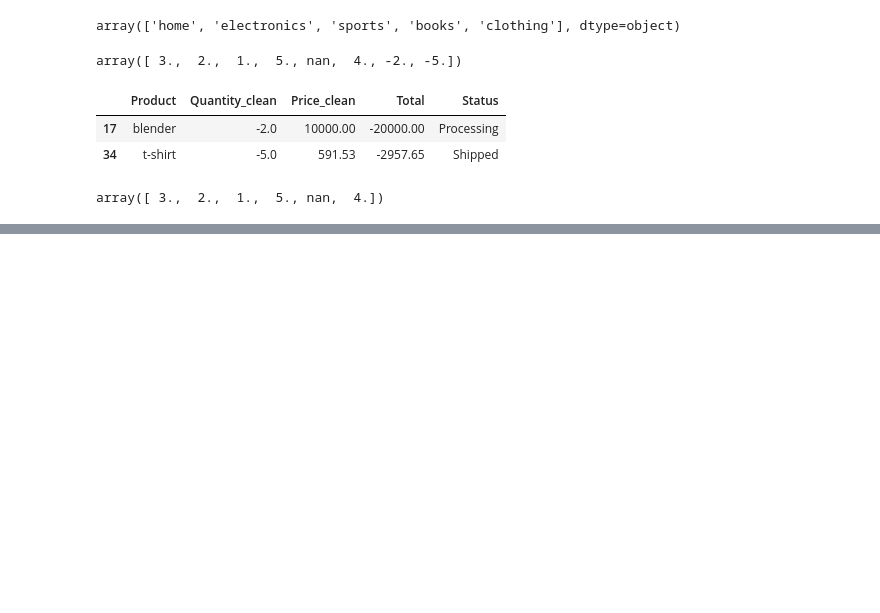
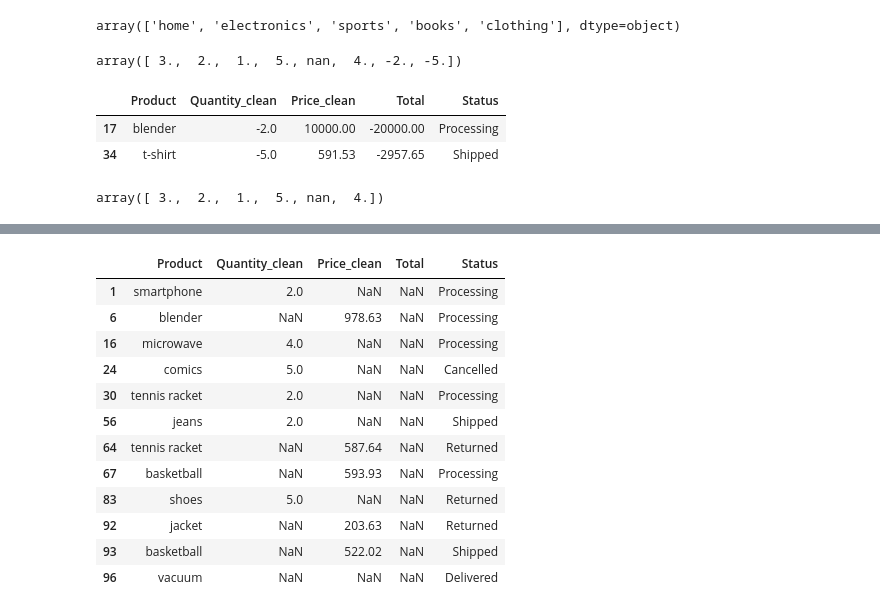
Before and after one commit to prajwalvare/sales-data-analysis, a Jupyter notebook: Notebook/notebook.ipynb, the cells around one changed output, grey strips where cells are left out. Cells and saved outputs as stored; diff of their text form; code cells hidden in the pictures; blank space fills up the shorter version.

Commit message:
cleaned

```diff
--- a/Notebook/notebook.ipynb
+++ b/Notebook/notebook.ipynb
@@ -728,0 +787,10 @@ Name: Quantity_clean, Length: 103, dtype: float64
+# %%
+df["Price_clean"] = np.where(
+    df["Price_clean"] < 0,
+    df["Price_clean"] * -1,
+    df["Price_clean"]
+)
+# %%
+df["Expected_Total"] = df["Quantity_clean"] * df["Price_clean"]
+# %%
+df["Difference"] = abs(df["Expected_Total"] - df["Total"])
@@ -728,0 +874,2 @@ Name: Quantity_clean, Length: 103, dtype: float64
+# %%
+df = df.drop_duplicates()
@@ -728,0 +902,18 @@ Name: Quantity_clean, Length: 103, dtype: float64
+# %%
+df[df[["Quantity_clean", "Price_clean", "Total"]].isna().any(axis=1)][
+    ["Product", "Quantity_clean", "Price_clean", "Total", "Status"]
+]
+# %% [output]
+|  | Product | Quantity_clean | Price_clean | Total | Status |
+| 1 | smartphone | 2.0 | NaN | NaN | Processing |
+| 6 | blender | NaN | 978.63 | NaN | Processing |
+| 16 | microwave | 4.0 | NaN | NaN | Processing |
+| 24 | comics | 5.0 | NaN | NaN | Cancelled |
+| 30 | tennis racket | 2.0 | NaN | NaN | Processing |
+| 56 | jeans | 2.0 | NaN | NaN | Shipped |
+| 64 | tennis racket | NaN | 587.64 | NaN | Returned |
+| 67 | basketball | NaN | 593.93 | NaN | Processing |
+| 83 | shoes | 5.0 | NaN | NaN | Returned |
+| 92 | jacket | NaN | 203.63 | NaN | Returned |
+| 93 | basketball | NaN | 522.02 | NaN | Shipped |
+| 96 | vacuum | NaN | NaN | NaN | Delivered |
```
Also changed, not shown: parts of 48 cells of this notebook.
